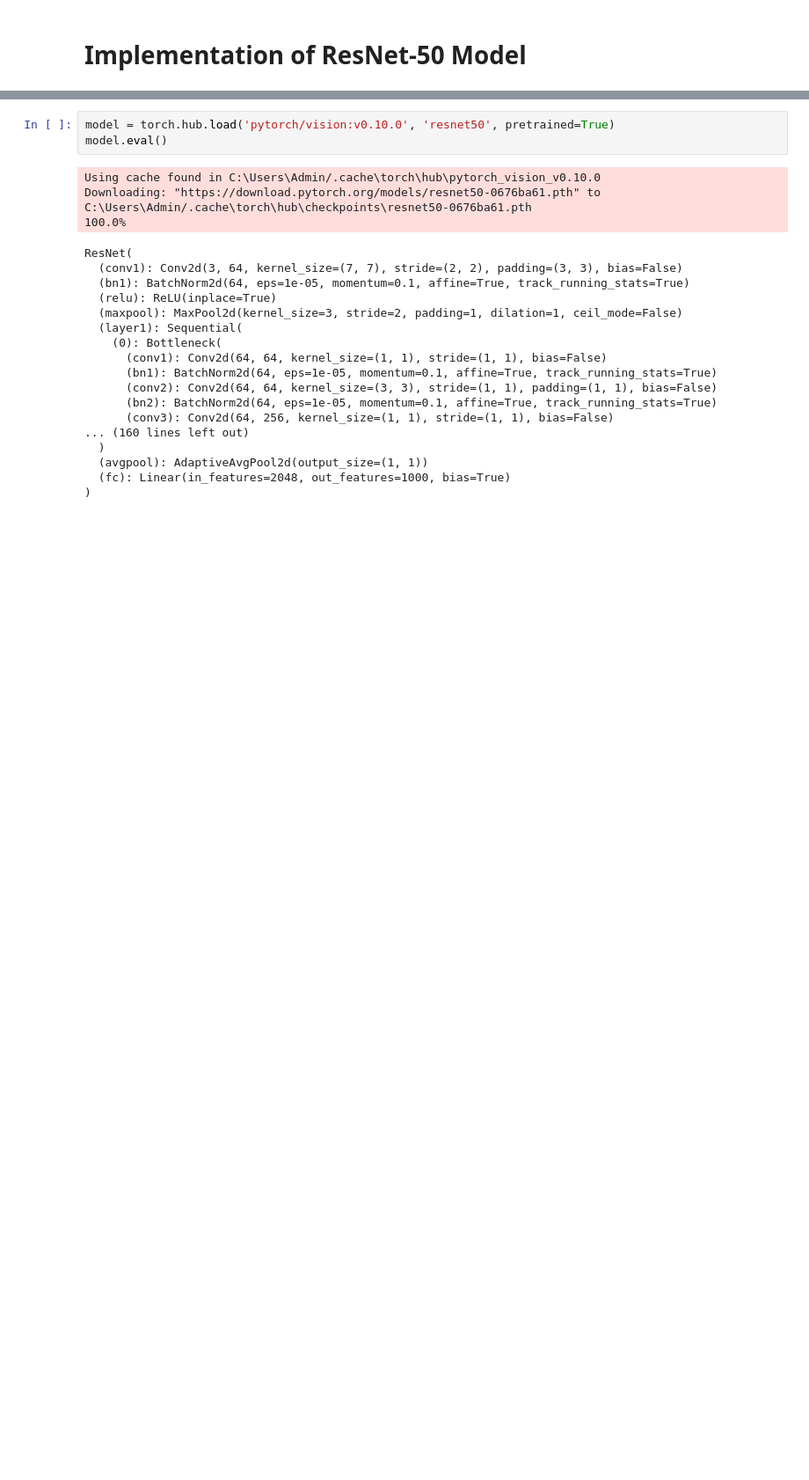
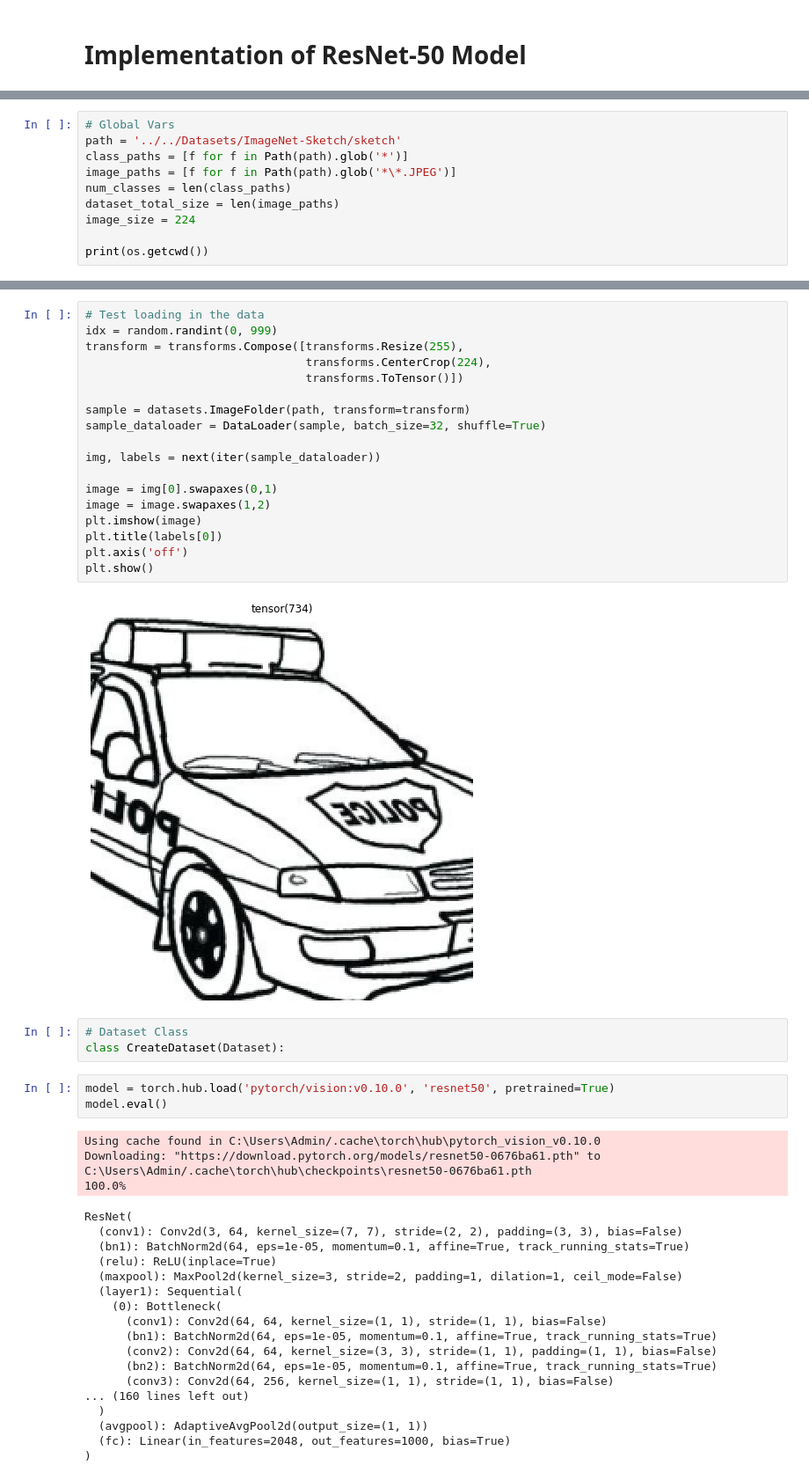
Before and after one commit to nugglet/50.035-CV-Project, a Jupyter notebook: Models/ResNet-50/resnet.ipynb, the cells around one changed output, grey strips where cells are left out. Shown at 88% size. Drawn from its saved outputs; the diff is of its cells as text; blank space fills up the shorter version.

Commit message:
RESNET: Load data into file

```diff
--- a/Models/ResNet-50/resnet.ipynb
+++ b/Models/ResNet-50/resnet.ipynb
@@ -12,3 +19,13 @@ from matplotlib import pyplot as plt
 plt.rcParams['figure.figsize'] = (10.0, 8.0) # set default size of plots
 plt.rcParams['image.interpolation'] = 'nearest'
 plt.rcParams['image.cmap'] = 'gray'
+# %%
+# Global Vars
+path = '../../Datasets/ImageNet-Sketch/sketch'
+class_paths = [f for f in Path(path).glob('*')]
+image_paths = [f for f in Path(path).glob('*\*.JPEG')]
+num_classes = len(class_paths)
+dataset_total_size = len(image_paths)
+image_size = 224
+
+print(os.getcwd())
@@ -15,3 +42,26 @@ plt.rcParams['image.cmap'] = 'gray'
+# %%
+# Test loading in the data
+idx = random.randint(0, 999)
+transform = transforms.Compose([transforms.Resize(255),
+                                transforms.CenterCrop(224),
+                                transforms.ToTensor()])
+
+sample = datasets.ImageFolder(path, transform=transform)
+sample_dataloader = DataLoader(sample, batch_size=32, shuffle=True)
+
+img, labels = next(iter(sample_dataloader))
+
+image = img[0].swapaxes(0,1)
+image = image.swapaxes(1,2)
+plt.imshow(image)
+plt.title(labels[0])
+plt.axis('off')
+plt.show()
+# %% [output]
+[figure, added]
+# %%
+# Dataset Class
+class CreateDataset(Dataset):
 # %%
 model = torch.hub.load('pytorch/vision:v0.10.0', 'resnet50', pretrained=True)
 model.eval()
```
Also changed, not shown: parts of 4 cells of this notebook, 21 other files.
